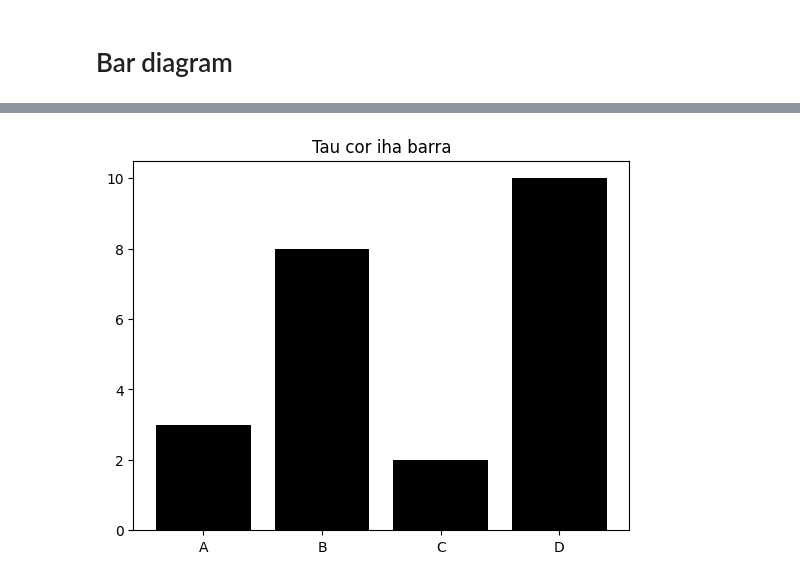
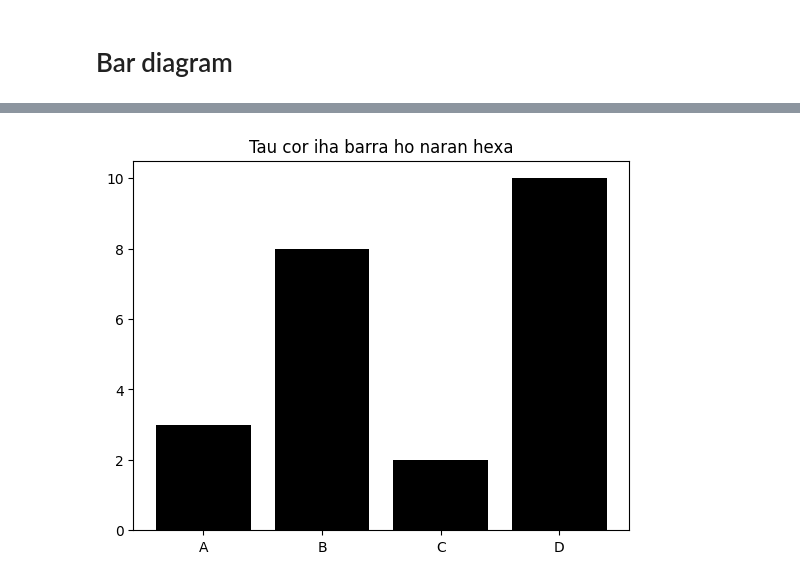
Before and after one commit to jeojildo/trainingdata, a Jupyter notebook: Visualizationtraining.ipynb, the cells around one changed output, grey strips where cells are left out. Cells and saved outputs as stored; diff of their text form; code cells hidden in the pictures.

```diff
--- a/Visualizationtraining.ipynb
+++ b/Visualizationtraining.ipynb
@@ -54,13 +60,13 @@ plt.show()
 # %%
 #vertical bar hexa color name
 import matplotlib.pyplot as plt
 import numpy as np
 
 x = np.array(["A", "B", "C", "D"])
 y = np.array([3, 8, 2, 10])
 
-plt.title("Tau cor iha barra")
+plt.title("Tau cor iha barra ho naran hexa")
 plt.bar(x, y, color = "#000000") # uza linha ida nee hodi troka kor ho hexa
 plt.show()
 # %% [output]
-[figure, old version]
+[figure, new version]
```
Also changed, not shown: parts of 37 cells of this notebook.
